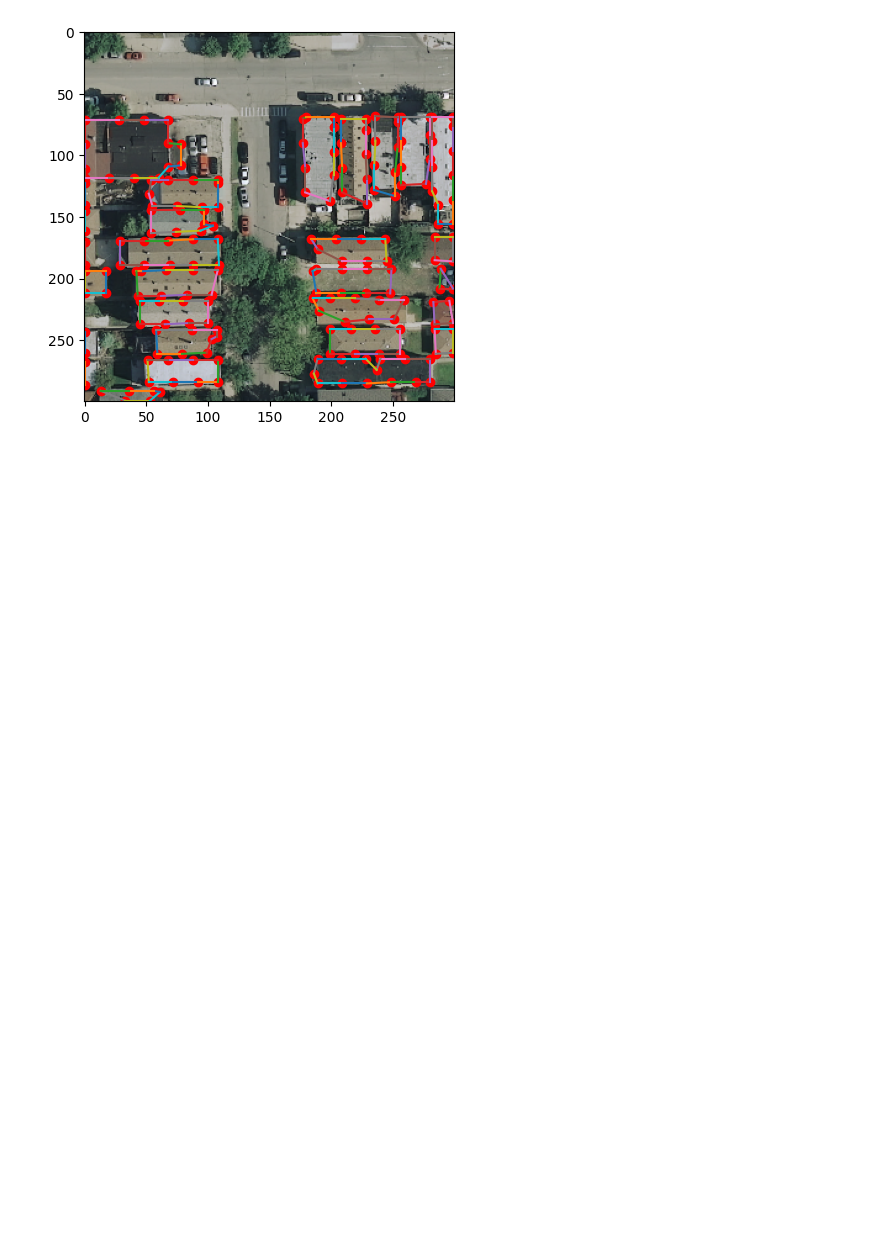
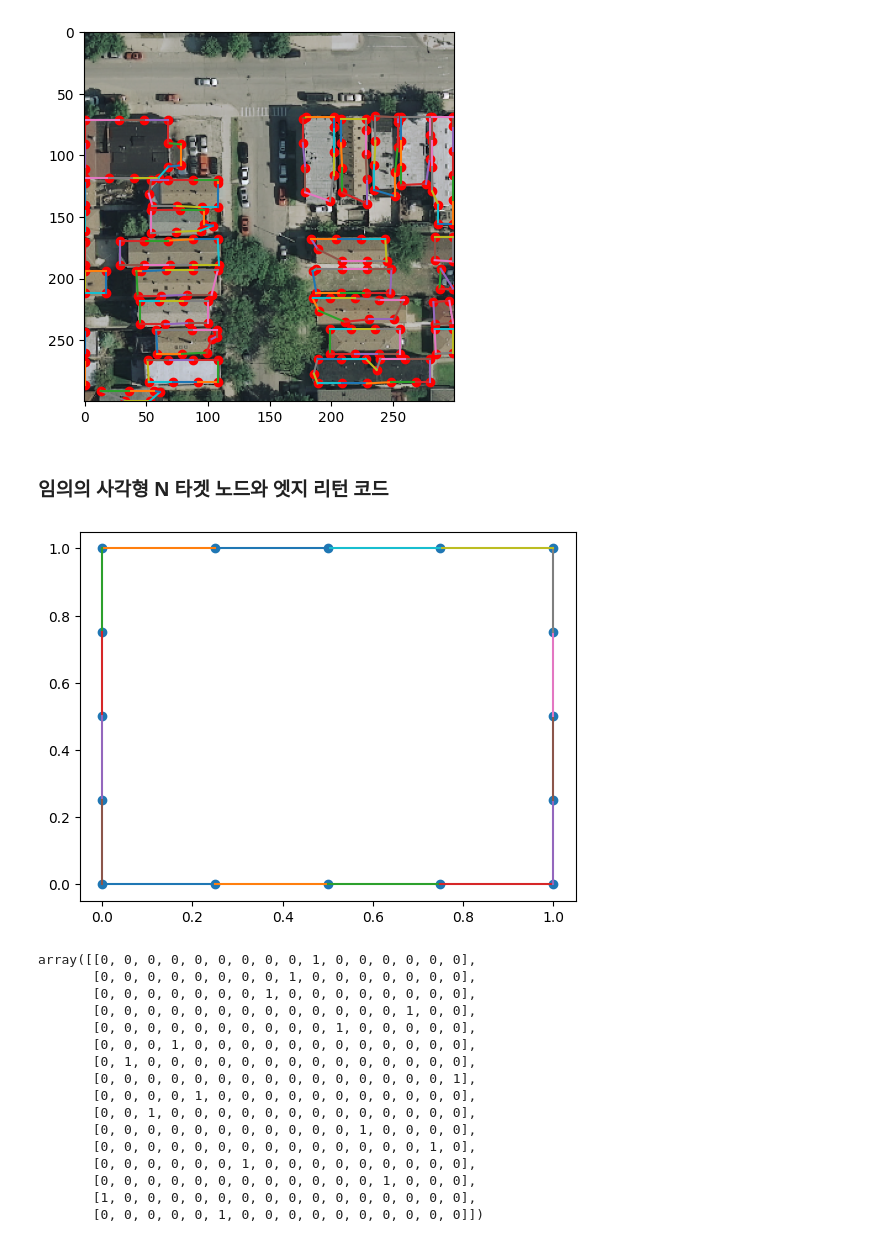
Before and after one commit to tmits37/relationformer, a Jupyter notebook: test.ipynb, the cells around one changed output. Cells and saved outputs as stored; diff of their text form; code cells hidden in the pictures; blank space fills up the shorter version.

```diff
--- a/test.ipynb
+++ b/test.ipynb
@@ -234,3 +234,68 @@ creating index...
 index created!
 torch.Size([6, 3, 300, 300])
 [figure]
+# %% [markdown]
+### 임의의 사각형 N 타겟 노드와 엣지 리턴 코드
+# %%
+def generate_directed_adjacency_matrix(pairs_list):
+    """ 주어진 노드 쌍 리스트를 기반으로 방향성 인접 행렬을 생성합니다. """
+    import numpy as np
+
+    # 인접 행렬 크기 계산 (최대 노드 인덱스 + 1)
+    max_index = max(max(pair) for pair in pairs_list)
+    adjacency_matrix = np.zeros((max_index + 1, max_index + 1), dtype=int)
+
+    # 인접 행렬 채우기
+    for i, j in pairs_list:
+        adjacency_matrix[i, j] = 1  # 방향성 그래프: i에서 j로의 방향
+
+    return adjacency_matrix
+# %%
+import matplotlib.pyplot as plt
+import numpy as np
+import geopandas as gpd
+
+from shapely.geometry import Polygon
+
+from dataset_preparing import get_coords_from_densifing_points
+from dataloader_cocostyle import gdf_to_nodes_and_edges
+
+# shapes and dtypes of nodes/edges are exactly same as what I defined in InriaDataLoader
+
+original_polygon = Polygon([(0, 0), (100, 0), (100, 100), (0, 100)])
+# original_polygon = Polygon([(10, 10), (90, 10), (90, 90), (10, 90)])
+gdf = gpd.GeoDataFrame(geometry = [original_polygon])
+
+coords, gdf = get_coords_from_densifing_points(gdf, gap_distance=25)
+nodes, edges = gdf_to_nodes_and_edges(gdf)
+nodes = nodes / 100
+
+nodes = nodes.astype('float32')
+edges = np.array(edges).astype('int64')
+
+
+# Visualizer
+plt.scatter(nodes[:,1], nodes[:,0])
+for e in edges:
+    plt.plot(nodes[e,1], nodes[e,0])
+
+plt.show()
+generate_directed_adjacency_matrix(edges)
+# %% [output]
+[figure, added]
+array([[0, 0, 0, 0, 0, 0, 0, 0, 0, 1, 0, 0, 0, 0, 0, 0],
+       [0, 0, 0, 0, 0, 0, 0, 0, 1, 0, 0, 0, 0, 0, 0, 0],
+       [0, 0, 0, 0, 0, 0, 0, 1, 0, 0, 0, 0, 0, 0, 0, 0],
+       [0, 0, 0, 0, 0, 0, 0, 0, 0, 0, 0, 0, 0, 1, 0, 0],
+       [0, 0, 0, 0, 0, 0, 0, 0, 0, 0, 1, 0, 0, 0, 0, 0],
+       [0, 0, 0, 1, 0, 0, 0, 0, 0, 0, 0, 0, 0, 0, 0, 0],
+       [0, 1, 0, 0, 0, 0, 0, 0, 0, 0, 0, 0, 0, 0, 0, 0],
+       [0, 0, 0, 0, 0, 0, 0, 0, 0, 0, 0, 0, 0, 0, 0, 1],
+       [0, 0, 0, 0, 1, 0, 0, 0, 0, 0, 0, 0, 0, 0, 0, 0],
+       [0, 0, 1, 0, 0, 0, 0, 0, 0, 0, 0, 0, 0, 0, 0, 0],
+       [0, 0, 0, 0, 0, 0, 0, 0, 0, 0, 0, 1, 0, 0, 0, 0],
+       [0, 0, 0, 0, 0, 0, 0, 0, 0, 0, 0, 0, 0, 0, 1, 0],
+       [0, 0, 0, 0, 0, 0, 1, 0, 0, 0, 0, 0, 0, 0, 0, 0],
+       [0, 0, 0, 0, 0, 0, 0, 0, 0, 0, 0, 0, 1, 0, 0, 0],
+       [1, 0, 0, 0, 0, 0, 0, 0, 0, 0, 0, 0, 0, 0, 0, 0],
+       [0, 0, 0, 0, 0, 1, 0, 0, 0, 0, 0, 0, 0, 0, 0, 0]])
```
Also changed, not shown: parts of 2 cells of this notebook, 7 other files.
